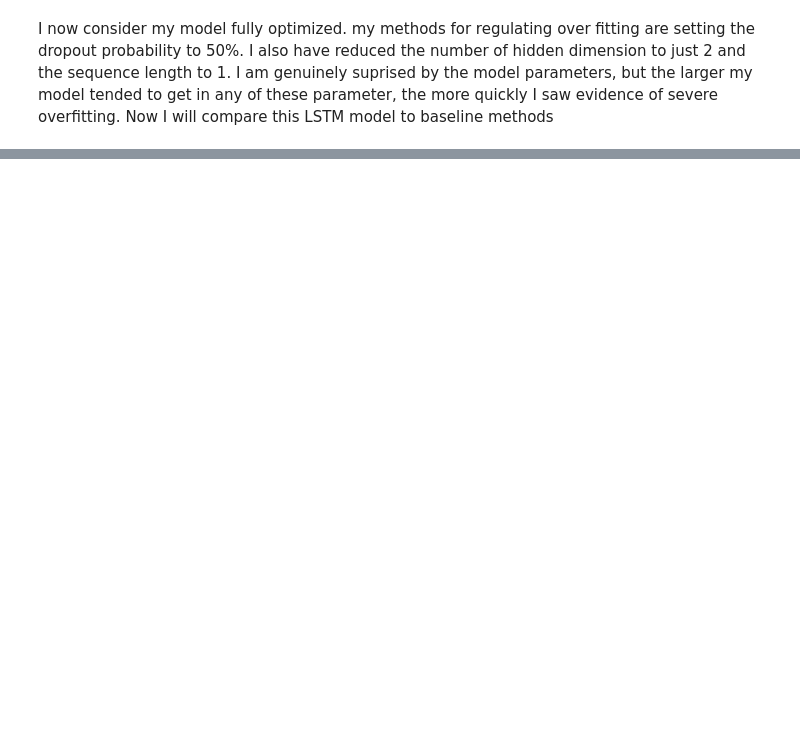
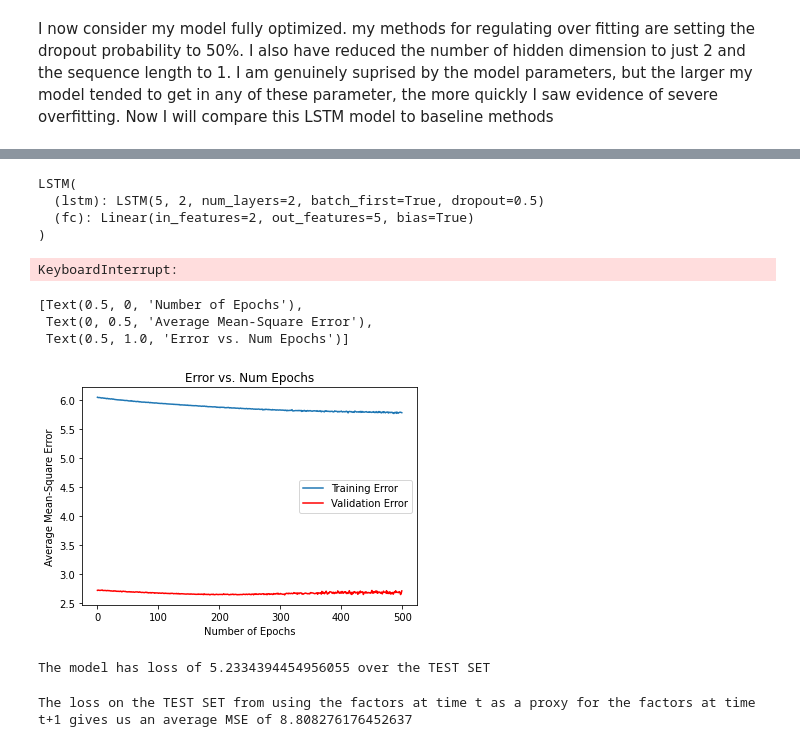
Before and after one commit to sethkelley2/Math-623-Computational-Finance, a Jupyter notebook: Math629_midterm_coding.ipynb, the cells around one changed output, grey strips where cells are left out. Drawn from its saved outputs; the diff is of its cells as text; code cells hidden in the pictures; blank space fills up the shorter version.

```diff
--- a/Math629_midterm_coding.ipynb
+++ b/Math629_midterm_coding.ipynb
@@ -456,0 +443,3 @@ for epoch in range(N_EPOCHS):  # loop over the dataset multiple times
+# %%
+import pandas as pd
+df = pd.read_csv('F-F_Research_Data_5_Factors_2x3_daily.csv', skiprows = 3).iloc[:-59,:]
@@ -456,0 +530,70 @@ for epoch in range(N_EPOCHS):  # loop over the dataset multiple times
+# %%
+model = LSTM(input_dim=input_dim, hidden_dim=hidden_dim, output_dim=output_dim, num_layers=num_layers)
+
+loss = nn.MSELoss()
+
+optimizer = torch.optim.Adam(model.parameters(), lr=0.001)
+print(model)
+# %% [output]
+LSTM(
+  (lstm): LSTM(5, 2, num_layers=2, batch_first=True, dropout=0.5)
+  (fc): Linear(in_features=2, out_features=5, bias=True)
+)
+# %%
+num_epochs = 500
+hist = np.zeros(num_epochs)
+hist2 = np.zeros(num_epochs)
+# Number of steps to unroll
+seq_dim =look_back-1
+
+for t in range(num_epochs):
+
+    # Forward pass
+    y_train_pred = model(x_train)
+
+    loss_val = loss(y_train_pred, y_train)
+
+    if t % 100 == 0 and t !=0:
+        print("\nEpoch ", t, "MSE: ", loss_val.item())
+        print("Epoch ",t,"Val MSE: ",loss(model(x_val),y_val).item())
+
+    hist[t] = loss_val.item()
+    hist2[t] = loss(model(x_val),y_val).item()
+    # Zero out gradient, else they will accumulate between epochs
+    optimizer.zero_grad()
+
+    # Backward pass
+    loss_val.backward()
+
+    # Update parameters
+    optimizer.step()
+# %% [output]
+KeyboardInterrupt:
+# %%
+import seaborn as sns
+import matplotlib.pyplot as plt
+import matplotlib
+
+hist = pd.DataFrame(hist)#
+hist.rename(columns={0:"Training Error"},inplace=True)
+hist2 = pd.DataFrame(hist2)
+hist2.rename(columns={0:"Validation Error"},inplace = True)
+
+fig = sns.lineplot(data = hist)
+fig = sns.lineplot(data = hist2,palette=['r'])
+fig.set(xlabel="Number of Epochs",ylabel="Average Mean-Square Error",title = "Error vs. Num Epochs")
+# %% [output]
+[Text(0.5, 0, 'Number of Epochs'),
+ Text(0, 0.5, 'Average Mean-Square Error'),
+ Text(0.5, 1.0, 'Error vs. Num Epochs')]
+[figure, added]
+# %%
+print(f"\nThe model has loss of {loss(model(x_test),y_test).item()} over the TEST SET\n")
+# %% [output]
+The model has loss of 5.2334394454956055 over the TEST SET
+# %%
+lastVal = x_test[:,-1,:]
+lastSeqPredictionLoss = loss(lastVal,y_test).item()
+print(f'\nThe loss on the TEST SET from using the factors at time t as a proxy for the factors at time t+1 gives us an average MSE of {lastSeqPredictionLoss}\n')
+# %% [output]
+The loss on the TEST SET from using the factors at time t as a proxy for the factors at time t+1 gives us an average MSE of 8.808276176452637
```
Also changed, not shown: parts of 35 cells of this notebook.
